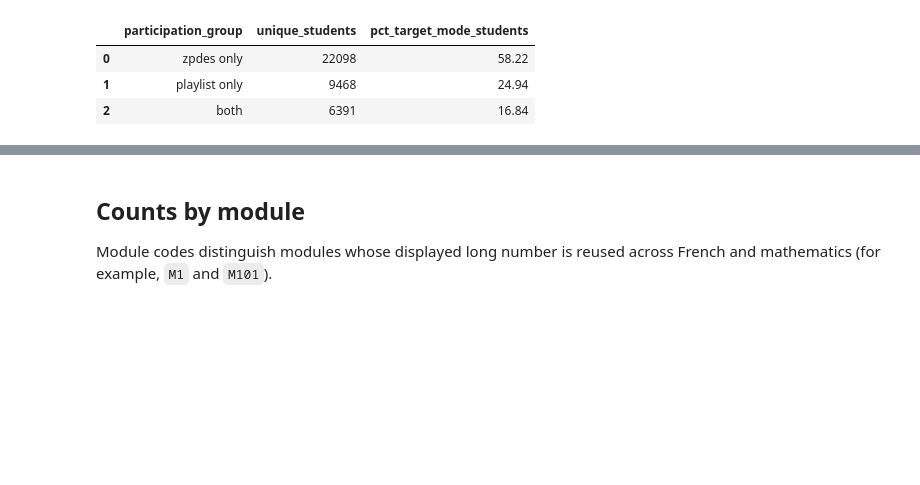
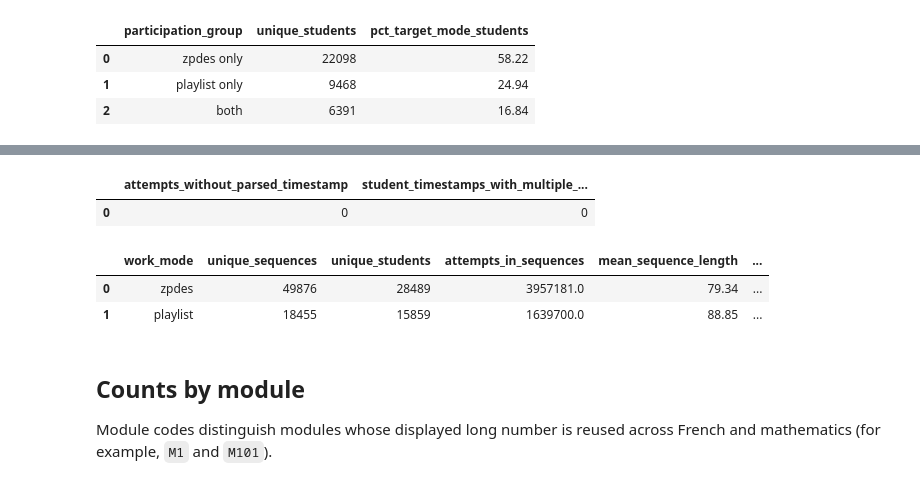
Before and after one commit to GAIMHE/visu_streamlit, a Jupyter notebook: notebooks/mia_interaction_overview.ipynb, the cells around one changed output, grey strips where cells are left out. Cells and saved outputs as stored; diff of their text form; code cells hidden in the pictures; blank space fills up the shorter version.

```diff
--- a/notebooks/mia_interaction_overview.ipynb
+++ b/notebooks/mia_interaction_overview.ipynb
@@ -277,3 +287,76 @@ display(student_participation)
+# %%
+sequence_order_quality = con.sql(
+    """
+    WITH timestamp_groups AS (
+        SELECT user_id, created_at_ts, COUNT(DISTINCT work_mode) AS work_modes
+        FROM attempts_enriched
+        WHERE created_at_ts IS NOT NULL
+        GROUP BY user_id, created_at_ts
+    )
+    SELECT
+        (SELECT COUNT(*) FROM attempts_enriched WHERE created_at_ts IS NULL)
+            AS attempts_without_parsed_timestamp,
+        COUNT(*) FILTER (WHERE work_modes > 1) AS student_timestamps_with_multiple_modes
+    FROM timestamp_groups
+    """
+).df()
+
+sequence_summary = con.sql(
+    f"""
+    WITH ordered AS (
+        SELECT
+            user_id, exercise_id, work_mode, created_at, created_at_ts, source_row_number,
+            LAG(work_mode) OVER (
+                PARTITION BY user_id
+                ORDER BY created_at_ts NULLS LAST, created_at NULLS LAST, source_row_number
+            ) AS previous_work_mode
+        FROM attempts_enriched
+    ), boundaries AS (
+        SELECT
+            *,
+            CASE
+                WHEN previous_work_mode IS NULL OR work_mode <> previous_work_mode THEN 1
+                ELSE 0
+            END AS starts_sequence
+        FROM ordered
+    ), numbered AS (
+        SELECT
+            *,
+            SUM(starts_sequence) OVER (
+                PARTITION BY user_id
+                ORDER BY created_at_ts NULLS LAST, created_at NULLS LAST, source_row_number
+                ROWS BETWEEN UNBOUNDED PRECEDING AND CURRENT ROW
+            ) AS sequence_number
+        FROM boundaries
+    ), sequence_lengths AS (
+        SELECT
+            user_id, sequence_number, work_mode,
+            COUNT(*) AS sequence_length
+        FROM numbered
+        GROUP BY user_id, sequence_number, work_mode
+    )
+    SELECT
+        work_mode,
+        COUNT(*) AS unique_sequences,
+        COUNT(DISTINCT user_id) AS unique_students,
+        SUM(sequence_length) AS attempts_in_sequences,
+        ROUND(AVG(sequence_length), 2) AS mean_sequence_length,
+        MEDIAN(sequence_length) AS median_sequence_length
+    FROM sequence_lengths
+    WHERE work_mode IN ({mode_list_sql})
+    GROUP BY work_mode
+    ORDER BY unique_sequences DESC
+    """
+).df()
+
+display(sequence_order_quality)
+display(sequence_summary)
+# %% [output]
+|  | attempts_without_parsed_timestamp | student_timestamps_with_multiple_... |
+| 0 | 0 | 0 |
+|  | work_mode | unique_sequences | unique_students | attempts_in_sequences | mean_sequence_length | ... |
+| 0 | zpdes | 49876 | 28489 | 3957181.0 | 79.34 | ... |
+| 1 | playlist | 18455 | 15859 | 1639700.0 | 88.85 | ... |
 # %% [markdown]
 ## Counts by module
 
```
Also changed, not shown: parts of 3 cells of this notebook, 30 other files.
